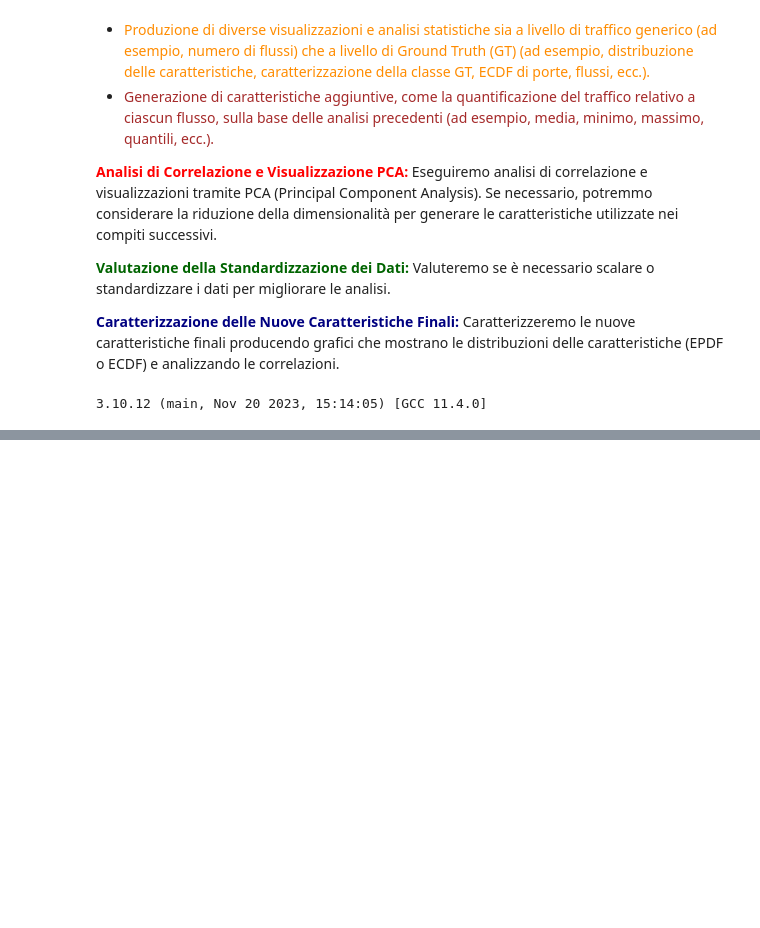
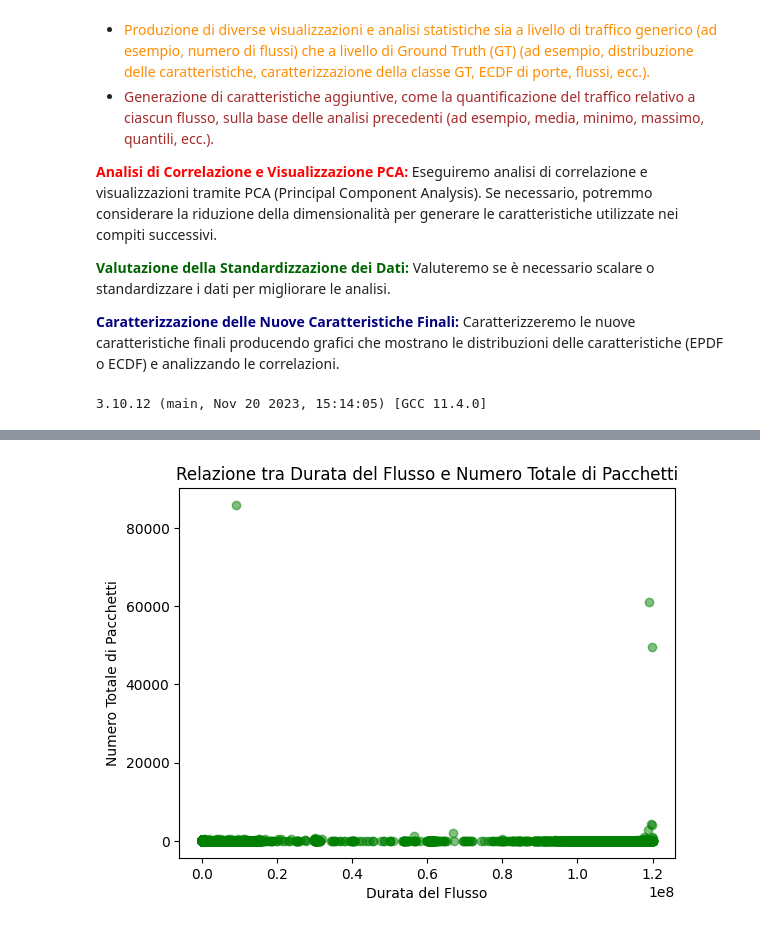
Before and after one commit to n4rciso/DDoS-Detection-using-Machine-Learning, a Jupyter notebook: S1 - Data exploration and pre-processing.ipynb, the cells around one changed output, grey strips where cells are left out. Cells and saved outputs as stored; diff of their text form; code cells hidden in the pictures; blank space fills up the shorter version.

```diff
--- a/S1 - Data exploration and pre-processing.ipynb
+++ b/S1 - Data exploration and pre-processing.ipynb
@@ -33,0 +63,9 @@ print(sys.version)
+# %%
+# Diagramma a Dispersione
+plt.scatter(df['Flow Duration'], df['Total Fwd Packets'], color='green', alpha=0.5)
+plt.title('Relazione tra Durata del Flusso e Numero Totale di Pacchetti')
+plt.xlabel('Durata del Flusso')
+plt.ylabel('Numero Totale di Pacchetti')
+plt.show()
+# %% [output]
+[figure, added]
```
Also changed, not shown: parts of 5 cells of this notebook.
